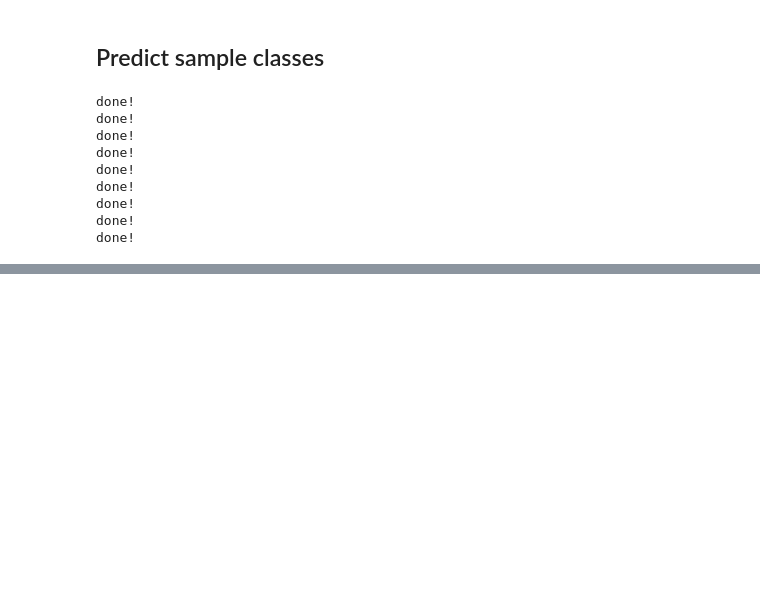
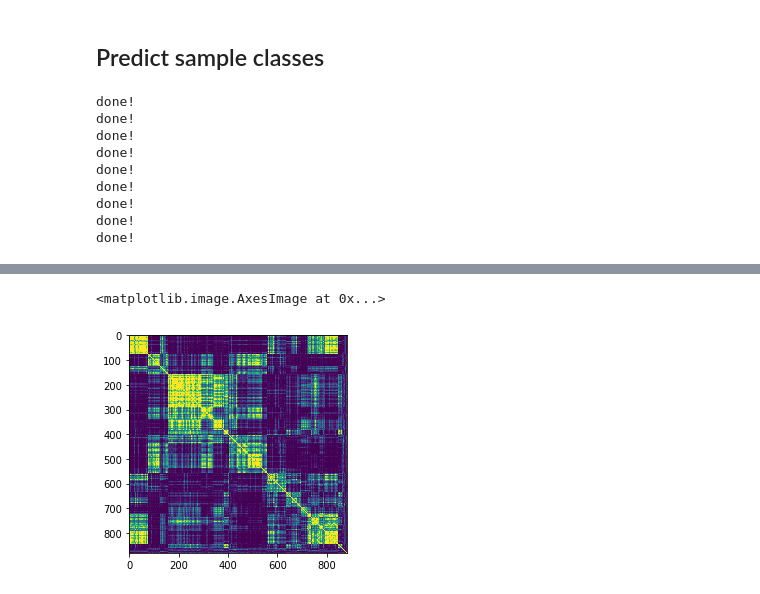
Before and after one commit to baliga-lab/miner3, a Jupyter notebook: miner/src/minerAnalysis.ipynb, the cells around one changed output, grey strips where cells are left out. Saved outputs shown, nothing was run; the diff lists cells and outputs as text; code cells hidden in the pictures; blank space fills up the shorter version.

```diff
--- a/miner/src/minerAnalysis.ipynb
+++ b/miner/src/minerAnalysis.ipynb
@@ -267,0 +359,4 @@ NameError: name 'miner' is not defined
+# %%
+# choose membership type for sample class prediction
+sampleDictionary = overExpressedMembers
+sampleMatrix = overExpressedMembersMatrix
@@ -267,0 +391,9 @@ NameError: name 'miner' is not defined
+# %%
+centroidClusters, centroidMatrix = miner.centroids(initialClasses,sampleMatrix,f1Threshold = 0.3,returnCentroids=True)
+centroidMatrix.to_csv(os.path.join(resultsDirectory,"centroids.csv"))
+unmapped = list(sampleMatrix.columns[np.where(sampleMatrix.sum(axis=0)==0)[0]])
+mappedSamples = [i for i in np.hstack(centroidClusters) if i not in unmapped]
+plt.imshow(similarityMatrix.loc[mappedSamples,mappedSamples],vmin=0,vmax=0.55)
+# %% [output]
+<matplotlib.image.AxesImage at 0x...>
+[figure, added]
```
Also changed, not shown: parts of 70 cells of this notebook, 1 other file.
